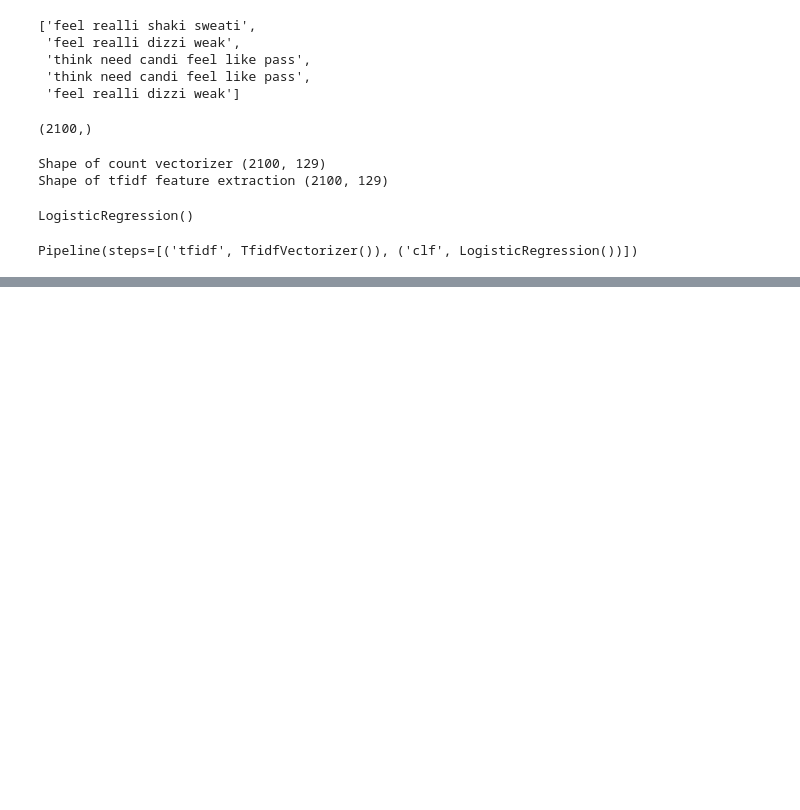
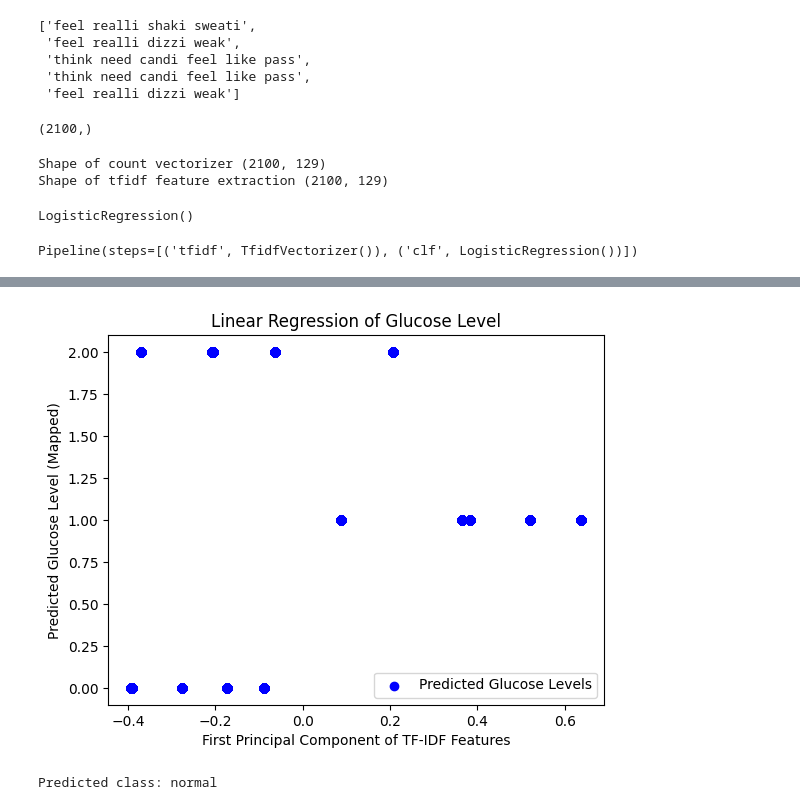
Before and after one commit to Zeaxanthin80/CAI2300C, a Jupyter notebook: Assignments/Assignment 4.ipynb, the cells around one changed output, grey strips where cells are left out. Drawn from its saved outputs; the diff is of its cells as text; code cells hidden in the pictures; blank space fills up the shorter version.

```diff
--- a/Assignments/Assignment 4.ipynb
+++ b/Assignments/Assignment 4.ipynb
@@ -391,0 +419,69 @@ Accuracy Score: 1.0
+# %%
+import numpy as np
+import matplotlib.pyplot as plt
+from sklearn.model_selection import train_test_split
+from sklearn.feature_extraction.text import TfidfVectorizer
+from sklearn.linear_model import LinearRegression
+from sklearn.metrics import accuracy_score
+
+# ... (your data loading and preprocessing code) ...
+
+# 1. Create a TF-IDF vectorizer
+vectorizer = TfidfVectorizer()
+
+# 2. Split data into training and testing sets
+X_train, X_test, y_train, y_test = train_test_split(
+    df['Patient Statement'], df['Glucose Level Category'], test_size=0.2, random_state=42
+)
+
+# 3. Fit and transform the data
+X_train_vec = vectorizer.fit_transform(X_train)
+X_test_vec = vectorizer.transform(X_test)
+
+# 4. Map 'Glucose Level Category' to numerical values
+level_mapping = {'low': 0, 'normal': 1, 'high': 2}
+y_train_numeric = y_train.map(level_mapping)
+y_test_numeric = y_test.map(level_mapping)
+
+# 5. Create and train the Linear Regression model
+model = LinearRegression()
+model.fit(X_train_vec, y_train_numeric)
+
+# 6. Predict glucose levels
+X_vec = vectorizer.transform(df['Patient Statement'])  # Vectorize all 'Patient Statement' data
+y_pred = model.predict(X_vec)
+
+# 7. Visualize:
+# a. Choose a numerical feature for the x-axis.
+#    Here, we'll use the first principal component from PCA on the TF-IDF features.
+from sklearn.decomposition import PCA
+pca = PCA(n_components=1)
+X_pca = pca.fit_transform(X_vec.toarray())
+
+# b. Plot the predicted glucose levels against the chosen feature
+plt.scatter(X_pca, y_pred, color='blue', label='Predicted Glucose Levels')
+plt.xlabel('First Principal Component of TF-IDF Features')
+plt.ylabel('Predicted Glucose Level (Mapped)')
+plt.title('Linear Regression of Glucose Level')
+plt.legend()
+plt.show()
+# %% [output]
+[figure, added]
+# %%
+def predict_text(model, text):
+    """
+    Predict the class of the given text using the trained model.
+
+    :param model: The trained text classification model (pipeline).
+    :param text: A string containing the text to be classified.
+    :return: The predicted class of the text.
+    """
+    prediction = model.predict([text])
+    return prediction[0]
+
+# Example usage
+your_text = "It's a pretty normal day."
+prediction = predict_text(text_clf, your_text)
+print("Predicted class:", prediction)
+# %% [output]
+Predicted class: normal
```
Also changed, not shown: parts of 10 cells of this notebook.
